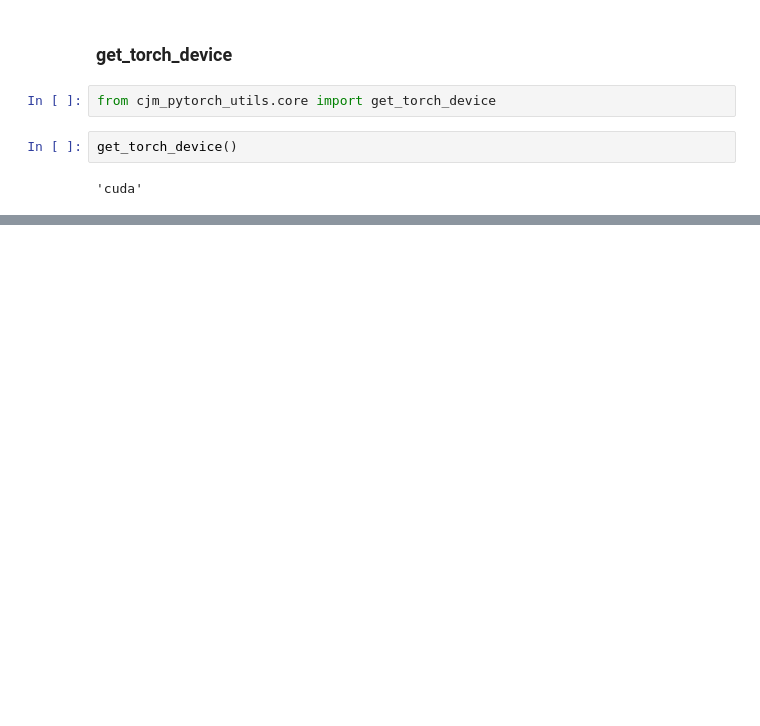
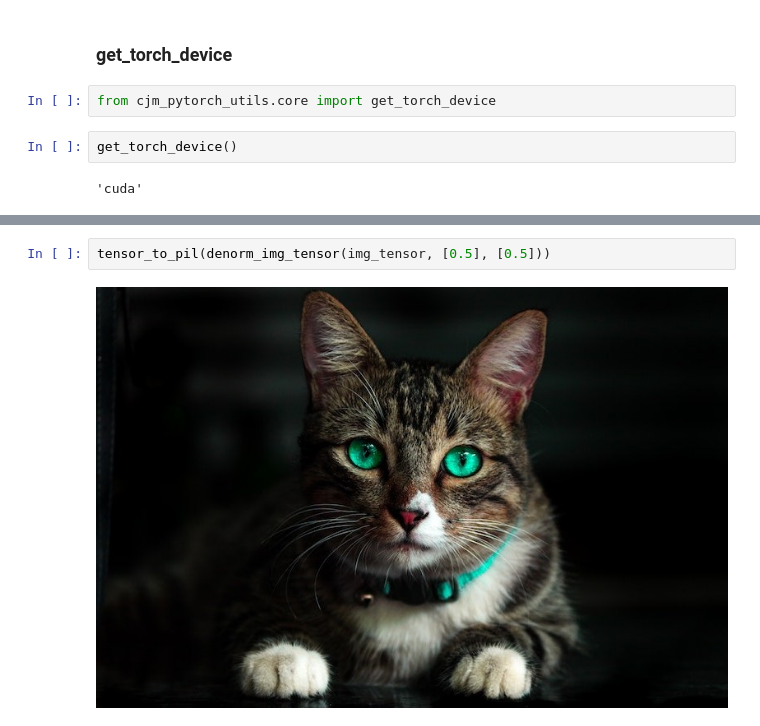
Before and after one commit to cj-mills/cjm-pytorch-utils, a Jupyter notebook: nbs/index.ipynb, the cells around one changed output, grey strips where cells are left out. Drawn from its saved outputs; the diff is of its cells as text; blank space fills up the shorter version.

```diff
--- a/nbs/index.ipynb
+++ b/nbs/index.ipynb
@@ -87,0 +96,4 @@ get_torch_device()
+# %%
+tensor_to_pil(denorm_img_tensor(img_tensor, [0.5], [0.5]))
+# %% [output]
+[figure, added]
```
Also changed, not shown: parts of 4 cells of this notebook, 8 other files.
